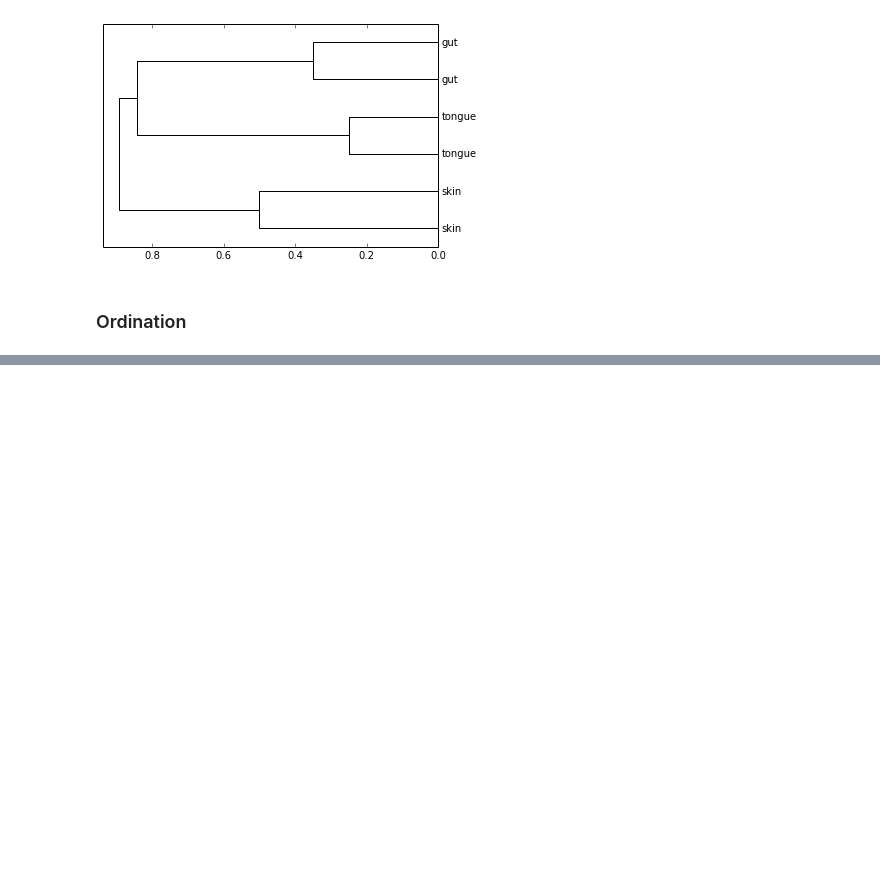
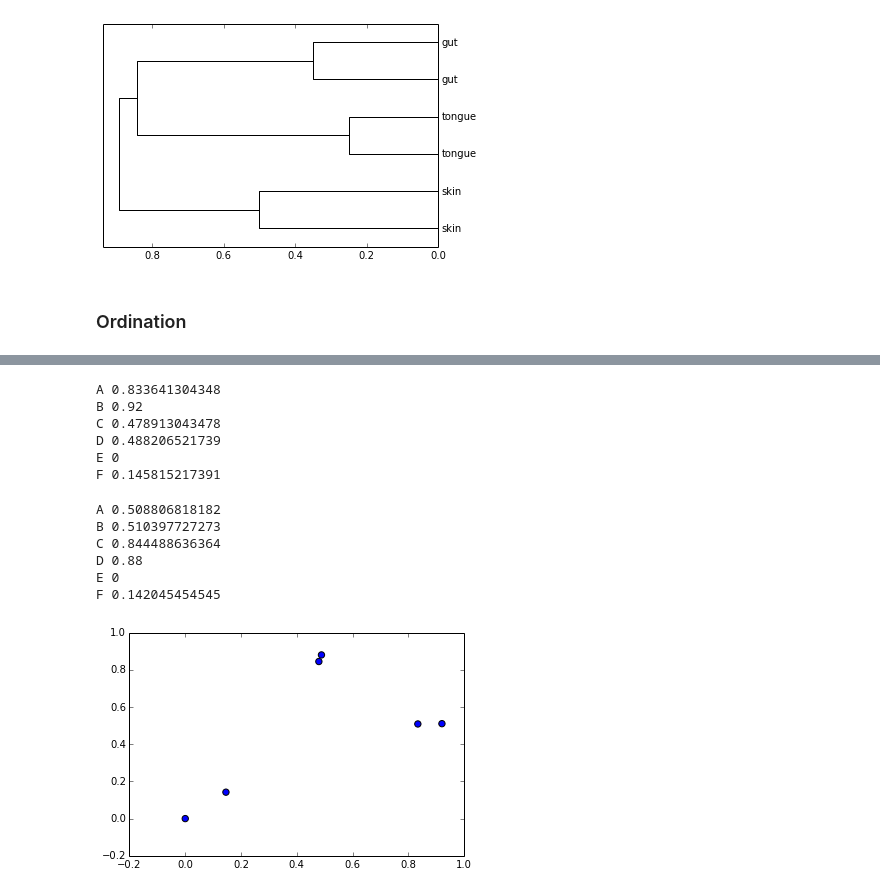
Before and after one commit to applied-bioinformatics/An-Introduction-To-Applied-Bioinformatics, a Jupyter notebook: applications/1-biological-diversity.ipynb, the cells around one changed output, grey strips where cells are left out. Saved outputs shown, nothing was run; the diff lists cells and outputs as text; code cells hidden in the pictures; blank space fills up the shorter version.

```diff
--- a/applications/1-biological-diversity.ipynb
+++ b/applications/1-biological-diversity.ipynb
@@ -214,0 +271,37 @@ d = dendrogram(lm, labels=labels, orientation='right',
+# %%
+def compute_axis_values(dm, endpoint1, endpoint2):
+    d = dm[endpoint1, endpoint2]
+    result = {endpoint1: 0, endpoint2: d}
+    non_endpoints = set(dm.ids) - set([endpoint1, endpoint2])
+    for e in non_endpoints:
+        d1 = dm[endpoint1, e]
+        d2 = dm[endpoint2, e]
+        result[e] = (d**2 + d1**2 - d2**2) / (2 * d)
+    return [result[e] for e in dm.ids]
+# %%
+a1_values = compute_axis_values(ex_dm, 'E', 'B')
+for sid, a1_value in zip(ex_dm.ids, a1_values):
+    print sid, a1_value
+# %% [output]
+A 0.833641304348
+B 0.92
+C 0.478913043478
+D 0.488206521739
+E 0
+F 0.145815217391
+# %%
+a2_values = compute_axis_values(ex_dm, 'E', 'D')
+for sid, a2_value in zip(ex_dm.ids, a2_values):
+    print sid, a2_value
+# %% [output]
+A 0.508806818182
+B 0.510397727273
+C 0.844488636364
+D 0.88
+E 0
+F 0.142045454545
+# %%
+from pylab import scatter
+ord_plot = scatter(a1_values, a2_values, s=40)
+# %% [output]
+[figure, added]
```
Also changed, not shown: parts of 15 cells of this notebook.
